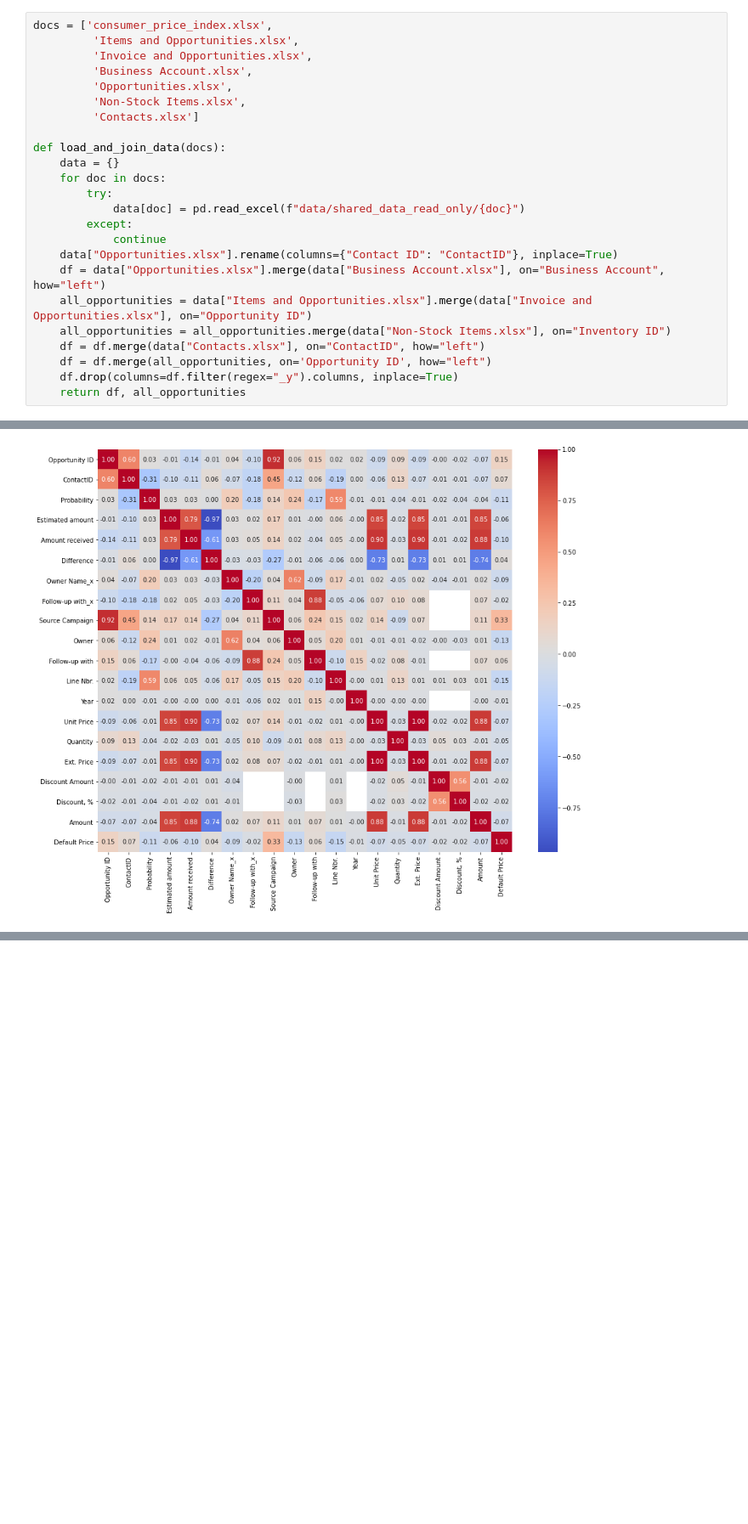
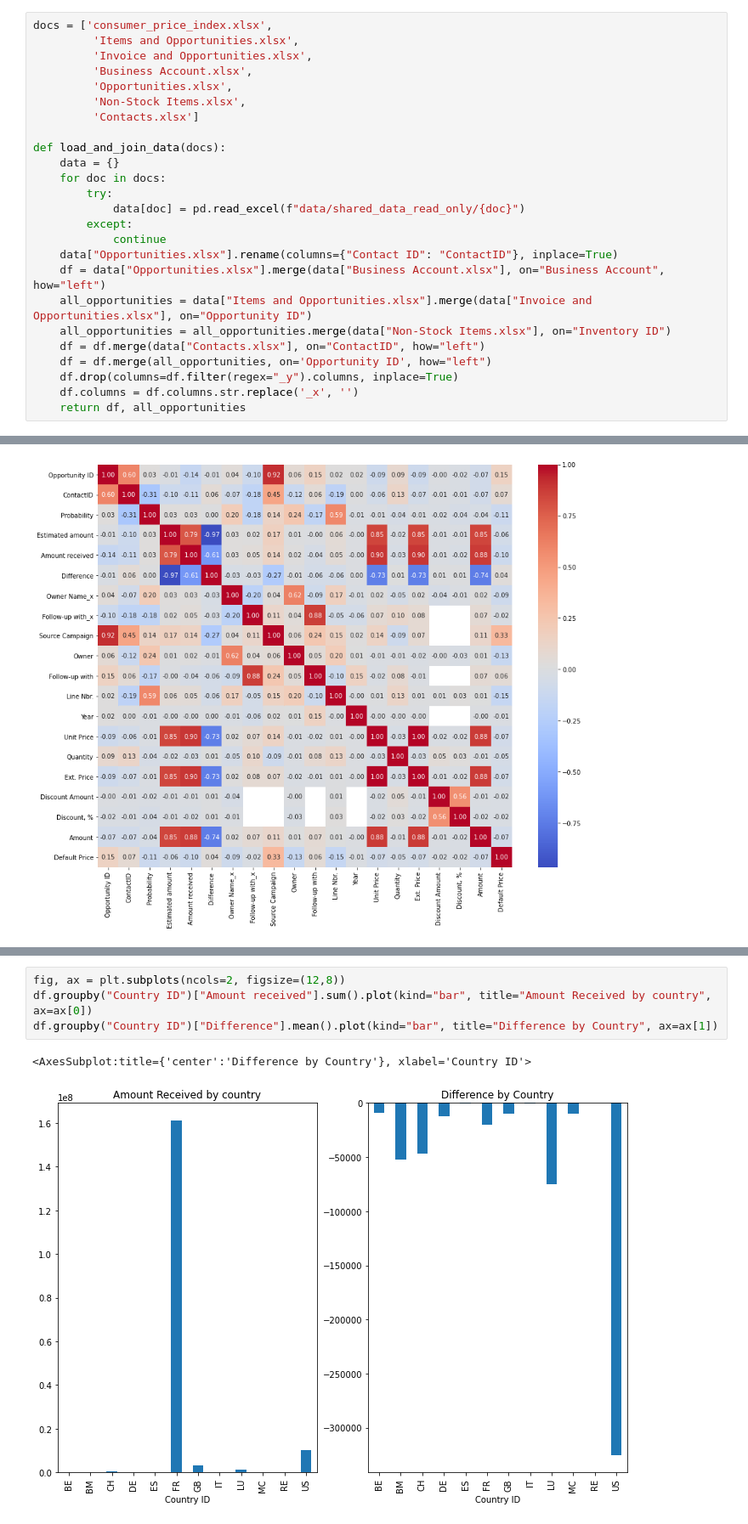
Before and after one commit to dfgparis23/Team-1, a Jupyter notebook: JoinData.ipynb, the cells around one changed output, grey strips where cells are left out. Shown at 85% size. Saved outputs shown, nothing was run; the diff lists cells and outputs as text; blank space fills up the shorter version.

```diff
--- a/JoinData.ipynb
+++ b/JoinData.ipynb
@@ -235,6 +238,7 @@ def load_and_join_data(docs):
     df = df.merge(data["Contacts.xlsx"], on="ContactID", how="left")
     df = df.merge(all_opportunities, on='Opportunity ID', how="left")
     df.drop(columns=df.filter(regex="_y").columns, inplace=True)
+    df.columns = df.columns.str.replace('_x', '')
     return df, all_opportunities
 # %%
 # df = pd.read_csv("data/final_data.csv")
@@ -255,0 +536,7 @@ sns.heatmap(corr_matrix, annot=True, cmap="coolwarm", fmt=".2f",)
+# %%
+fig, ax = plt.subplots(ncols=2, figsize=(12,8))
+df.groupby("Country ID")["Amount received"].sum().plot(kind="bar", title="Amount Received by country", ax=ax[0])
+df.groupby("Country ID")["Difference"].mean().plot(kind="bar", title="Difference by Country", ax=ax[1])
+# %% [output]
+<AxesSubplot:title={'center':'Difference by Country'}, xlabel='Country ID'>
+[figure, added]
```
Also changed, not shown: parts of 42 cells of this notebook, 1 other file.
